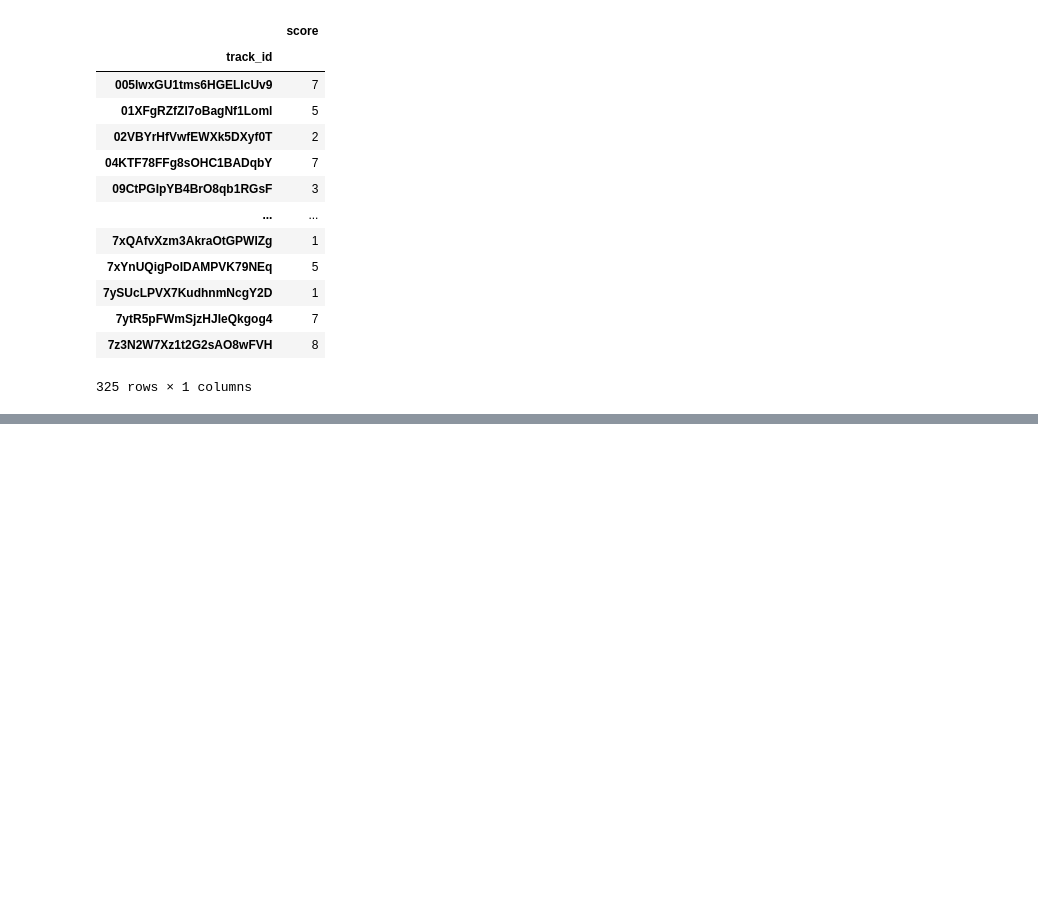
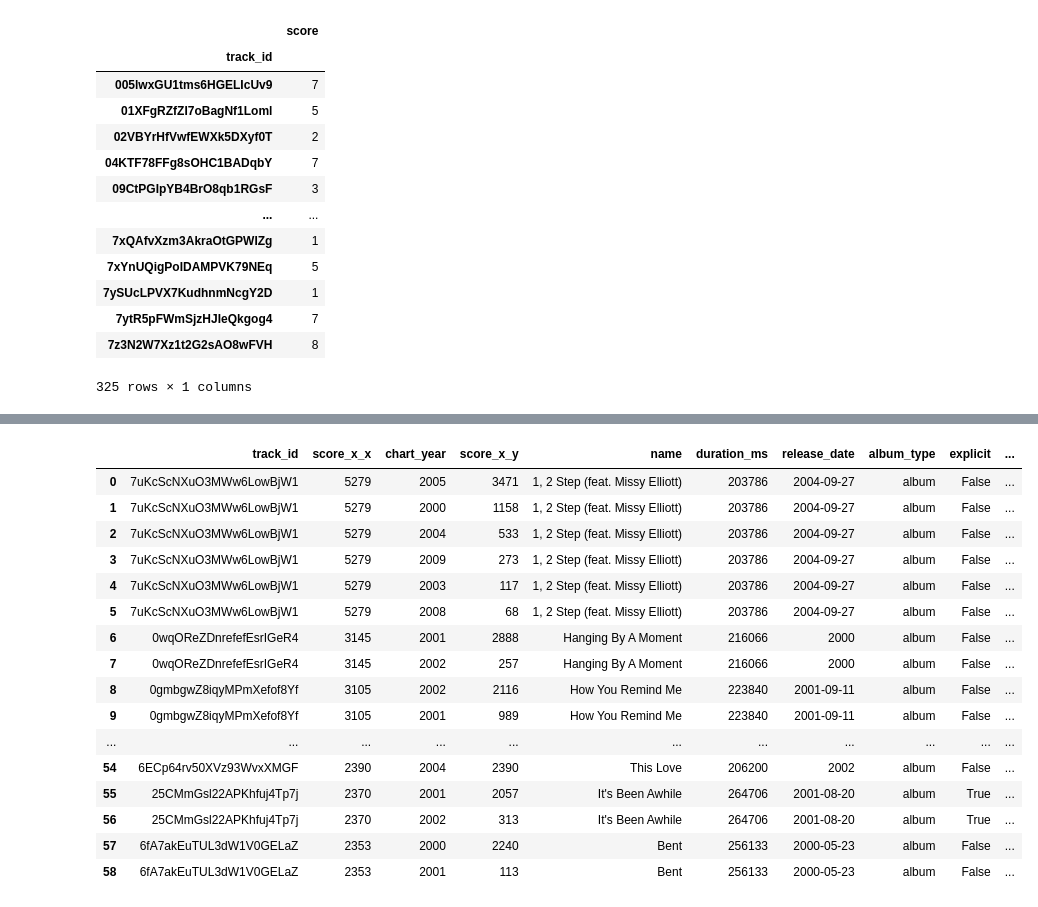
Before and after one commit to orrefo/Music, a Jupyter notebook: test_1.ipynb, the cells around one changed output, grey strips where cells are left out. Saved outputs shown, nothing was run; the diff lists cells and outputs as text; code cells hidden in the pictures; blank space fills up the shorter version.

```diff
--- a/test_1.ipynb
+++ b/test_1.ipynb
@@ -116,6 +136,29 @@ tracks_score_year=pd.merge(chart_track_score_year,tracks,left_on='track_id',righ
 tracks_score_year=pd.merge(tracks_score_year,artists_for_score,left_on='track_id',right_on='track_id',how='left')
 tracks_score_year=pd.merge(tracks_score_year,chart.groupby('track_id')['chart_week'].count(),left_on='track_id',right_on='track_id',how='left')
 tracks_score_year=pd.merge(tracks_score_year,chart_num_one.groupby('track_id').count(),left_on='track_id',right_on='track_id',how='left')
+# %%
+filtered_data = tracks_score_year[
+            (tracks_score_year["chart_year"] >= 2000) &
+            (tracks_score_year["chart_year"] <= 2006)]
+pd.merge(filtered_data.groupby('track_id')['score_x'].sum().sort_values(ascending=False).head(30),tracks_score_year,how='inner',on='track_id')
+# %% [output]
+|  | track_id | score_x_x | chart_year | score_x_y | name | duration_ms | release_date | album_type | explicit | ... |
+| 0 | 7uKcScNXuO3MWw6LowBjW1 | 5279 | 2005 | 3471 | 1, 2 Step (feat. Missy Elliott) | 203786 | 2004-09-27 | album | False | ... |
+| 1 | 7uKcScNXuO3MWw6LowBjW1 | 5279 | 2000 | 1158 | 1, 2 Step (feat. Missy Elliott) | 203786 | 2004-09-27 | album | False | ... |
+| 2 | 7uKcScNXuO3MWw6LowBjW1 | 5279 | 2004 | 533 | 1, 2 Step (feat. Missy Elliott) | 203786 | 2004-09-27 | album | False | ... |
+| 3 | 7uKcScNXuO3MWw6LowBjW1 | 5279 | 2009 | 273 | 1, 2 Step (feat. Missy Elliott) | 203786 | 2004-09-27 | album | False | ... |
+| 4 | 7uKcScNXuO3MWw6LowBjW1 | 5279 | 2003 | 117 | 1, 2 Step (feat. Missy Elliott) | 203786 | 2004-09-27 | album | False | ... |
+| 5 | 7uKcScNXuO3MWw6LowBjW1 | 5279 | 2008 | 68 | 1, 2 Step (feat. Missy Elliott) | 203786 | 2004-09-27 | album | False | ... |
+| 6 | 0wqOReZDnrefefEsrIGeR4 | 3145 | 2001 | 2888 | Hanging By A Moment | 216066 | 2000 | album | False | ... |
+| 7 | 0wqOReZDnrefefEsrIGeR4 | 3145 | 2002 | 257 | Hanging By A Moment | 216066 | 2000 | album | False | ... |
+| 8 | 0gmbgwZ8iqyMPmXefof8Yf | 3105 | 2002 | 2116 | How You Remind Me | 223840 | 2001-09-11 | album | False | ... |
+| 9 | 0gmbgwZ8iqyMPmXefof8Yf | 3105 | 2001 | 989 | How You Remind Me | 223840 | 2001-09-11 | album | False | ... |
+| ... | ... | ... | ... | ... | ... | ... | ... | ... | ... | ... |
+| 54 | 6ECp64rv50XVz93WvxXMGF | 2390 | 2004 | 2390 | This Love | 206200 | 2002 | album | False | ... |
+| 55 | 25CMmGsl22APKhfuj4Tp7j | 2370 | 2001 | 2057 | It's Been Awhile | 264706 | 2001-08-20 | album | True | ... |
+| 56 | 25CMmGsl22APKhfuj4Tp7j | 2370 | 2002 | 313 | It's Been Awhile | 264706 | 2001-08-20 | album | True | ... |
+| 57 | 6fA7akEuTUL3dW1V0GELaZ | 2353 | 2000 | 2240 | Bent | 256133 | 2000-05-23 | album | False | ... |
+| 58 | 6fA7akEuTUL3dW1V0GELaZ | 2353 | 2001 | 113 | Bent | 256133 | 2000-05-23 | album | False | ... |
 # %%
 tracks_score_year[tracks_score_year['chart_year']==2000].sort_values(by='score_x',ascending=False).head(20)
 # %% [output]
```
Also changed, not shown: parts of 3 cells of this notebook, 2 other files.
